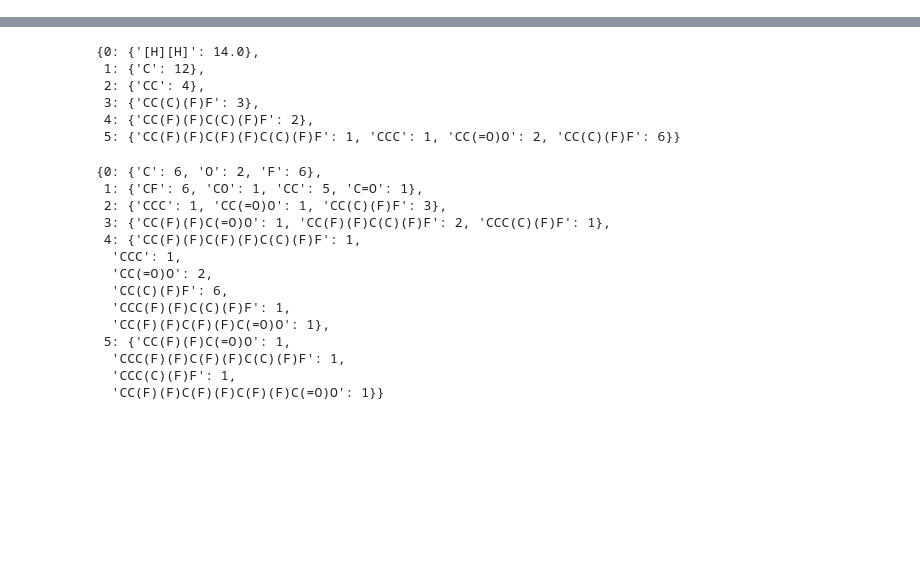
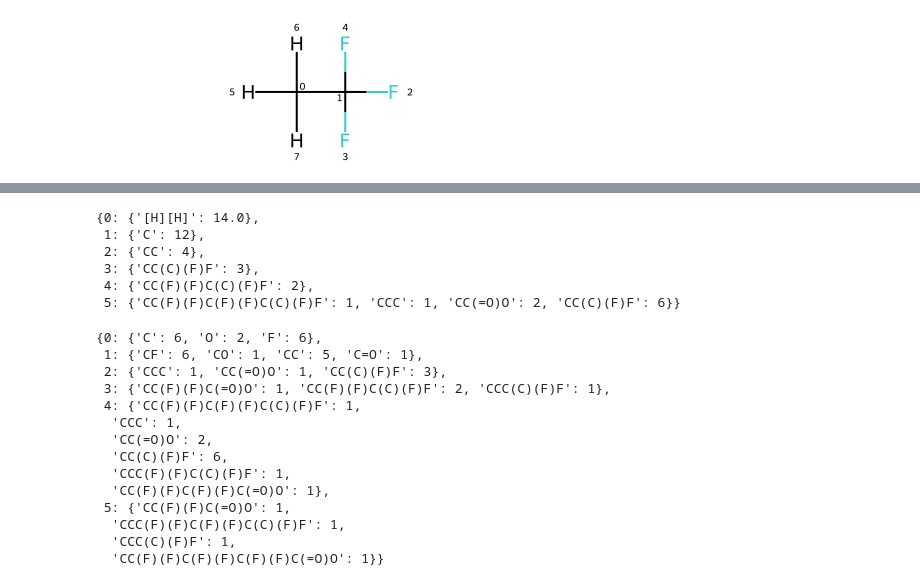
Before and after one commit to franklingoldsmith/autocbh, a Jupyter notebook: nightly/exploratory.ipynb, the cells around one changed output, grey strips where cells are left out. Drawn from its saved outputs; the diff is of its cells as text; code cells hidden in the pictures; blank space fills up the shorter version.

```diff
--- a/nightly/exploratory.ipynb
+++ b/nightly/exploratory.ipynb
@@ -25,0 +22,6 @@ m
+# %%
+am = Chem.AddHs(m)
+Chem.SanitizeMol(am) # does not change explicit/implicit Hs
+am
+# %% [output]
+[figure, added]
```
Also changed, not shown: parts of 6 cells of this notebook, 2 other files.
